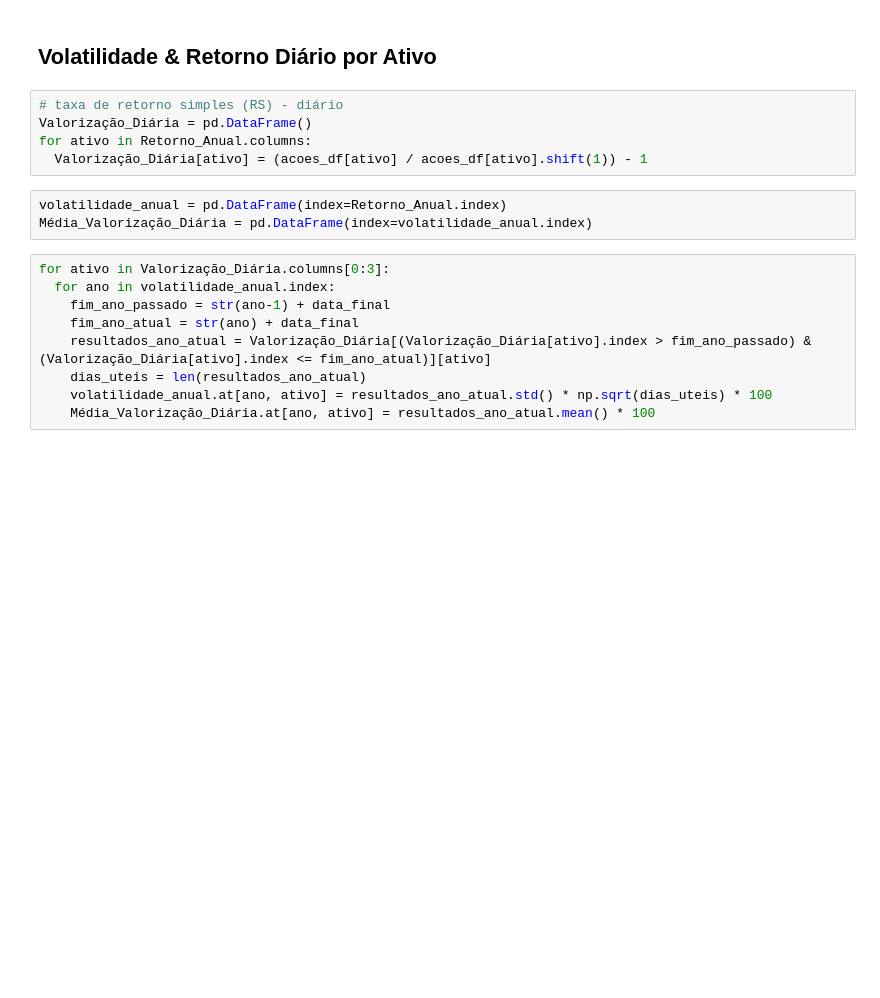
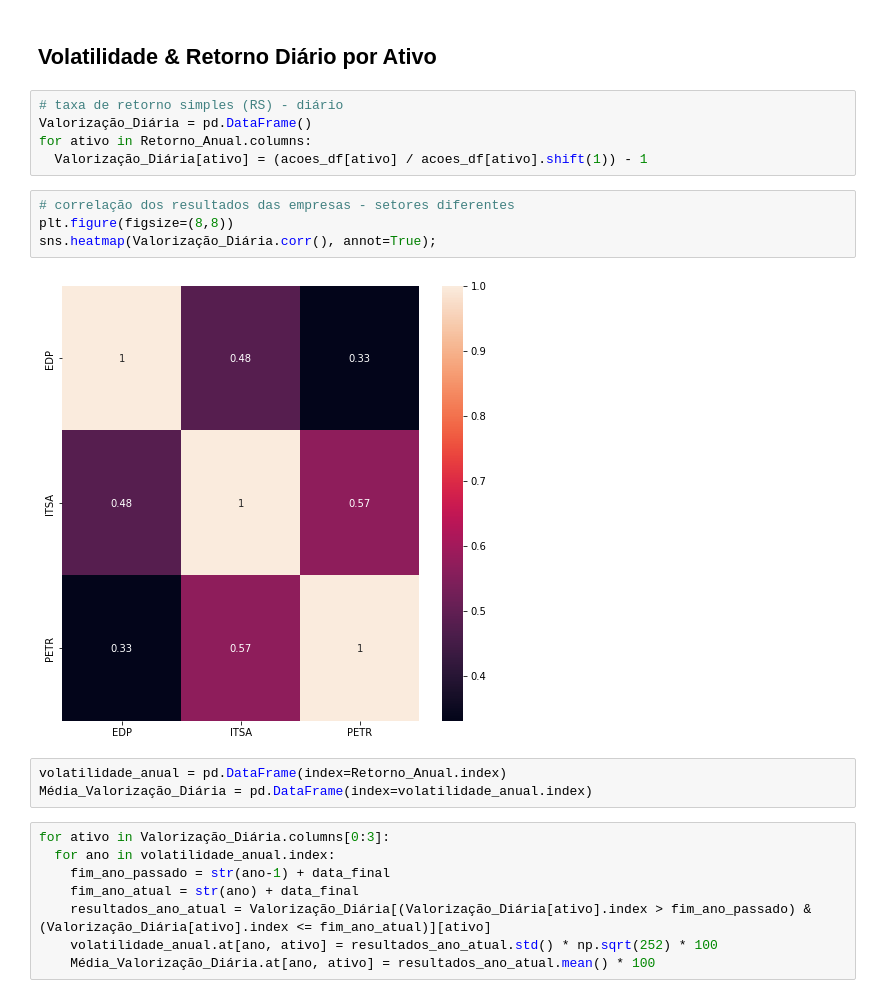
Before and after one commit to felipecadm/carteira-de-ativos, a Jupyter notebook: Carteira_de_Ativos.ipynb, the cells around one changed output. Cells and saved outputs as stored; diff of their text form; blank space fills up the shorter version.

```diff
--- a/Carteira_de_Ativos.ipynb
+++ b/Carteira_de_Ativos.ipynb
@@ -196,6 +196,12 @@ Retorno_Anual
 Valorização_Diária = pd.DataFrame()
 for ativo in Retorno_Anual.columns:
   Valorização_Diária[ativo] = (acoes_df[ativo] / acoes_df[ativo].shift(1)) - 1
+# %%
+# correlação dos resultados das empresas - setores diferentes
+plt.figure(figsize=(8,8))
+sns.heatmap(Valorização_Diária.corr(), annot=True);
+# %% [output]
+[figure, added]
 # %%
 volatilidade_anual = pd.DataFrame(index=Retorno_Anual.index)
 Média_Valorização_Diária = pd.DataFrame(index=volatilidade_anual.index)
@@ -205,8 +211,7 @@ for ativo in Valorização_Diária.columns[0:3]:
     fim_ano_passado = str(ano-1) + data_final
     fim_ano_atual = str(ano) + data_final
     resultados_ano_atual = Valorização_Diária[(Valorização_Diária[ativo].index > fim_ano_passado) & (Valorização_Diária[ativo].index <= fim_ano_atual)][ativo]
-    dias_uteis = len(resultados_ano_atual)
-    volatilidade_anual.at[ano, ativo] = resultados_ano_atual.std() * np.sqrt(dias_uteis) * 100
+    volatilidade_anual.at[ano, ativo] = resultados_ano_atual.std() * np.sqrt(252) * 100
     Média_Valorização_Diária.at[ano, ativo] = resultados_ano_atual.mean() * 100
 # %%
 volatilidade_anual
```
Also changed, not shown: parts of 10 cells of this notebook.
